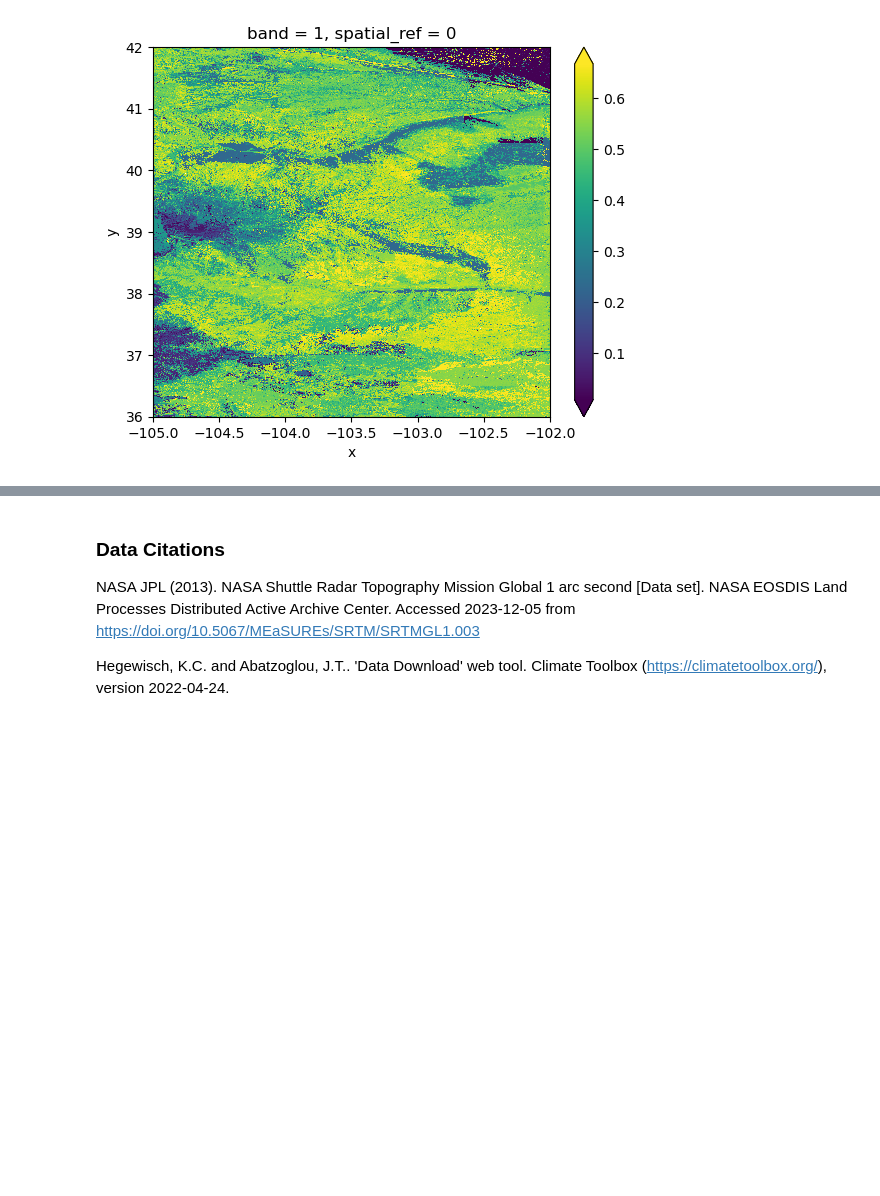
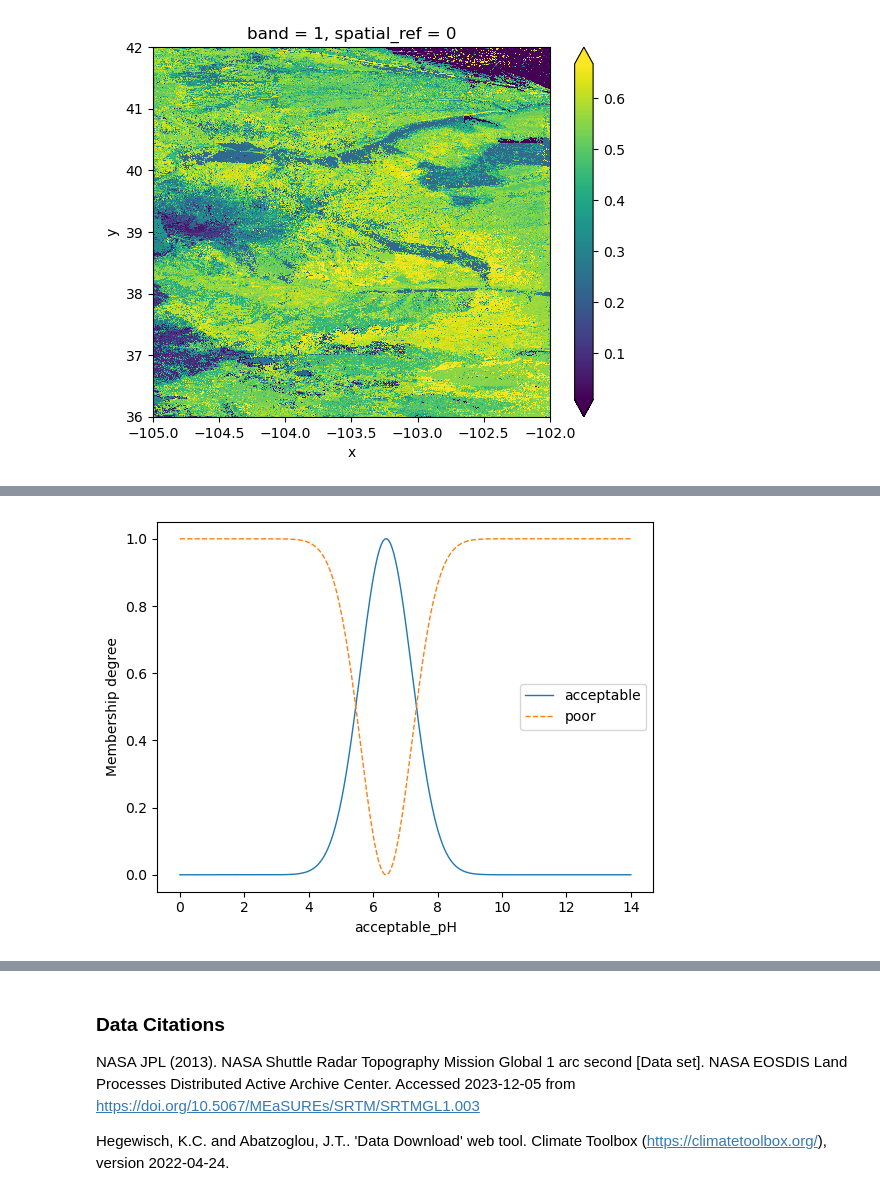
Before and after one commit to pth6570/earth-analytics-intro-final, a Jupyter notebook: final.ipynb, the cells around one changed output, grey strips where cells are left out. Saved outputs shown, nothing was run; the diff lists cells and outputs as text; code cells hidden in the pictures; blank space fills up the shorter version.

```diff
--- a/final.ipynb
+++ b/final.ipynb
@@ -470,0 +799,87 @@ test.plot(robust=True)
+# %%
+# A simple decision support model to diagnose sepsis in the ICU # Create a fuzzy system object
+FS = FuzzySystem()
+# Define fuzzy sets for the variable PaO2
+# P1 = FuzzySet(function=Triangular_MF(a=0, b=0, c=6.4), term="too_low")
+# P2 = FuzzySet(function=Triangular_MF(a=4.8, b=6.4, c=8), term="ok")
+# P3 = FuzzySet(function=Triangular_MF(a=6.4, b=14, c=14), term="too_high")
+# LV1 = LinguisticVariable([P1,P2, P3], concept="pH", universe_of_discourse=[0,14])
+# FS.add_linguistic_variable("pH", LV1)
+# LV1.plot()
+
+# P1 = FuzzySet(function=Sigmoid_MF(c=6.4, a=0.1), term="low")
+# P2 = FuzzySet(function=InvSigmoid_MF(c=6.4, a=0.1), term="high")
+# LV1 = LinguisticVariable([P1,P2], concept="pH", universe_of_discourse=[0,14])
+# FS.add_linguistic_variable("pH", LV1)
+# LV1.plot()"
+
+# P1 = FuzzySet(function=Sigmoid_MF(c=6.4, a=1.5), term="low")
+# P2 = FuzzySet(function=InvSigmoid_MF(c=6.4, a=1.5), term="high")
+# LV1 = LinguisticVariable([P1,P2], concept="pH", universe_of_discourse=[0,14])
+# FS.add_linguistic_variable("pH", LV1)
+# LV1.plot()
+
+# Define fuzzy sets for soil pH
+pH1 = FuzzySet(function=Gaussian_MF(mu=6.4,sigma=.8), term="acceptable")
+pH2 = FuzzySet(function=InvGaussian_MF(mu=6.4, sigma=.8), term="poor")
+LV2 = LinguisticVariable([pH1, pH2], concept="acceptable_pH", universe_of_discourse=[0,14])
+FS.add_linguistic_variable("pH", LV2)
+LV2.plot()
+
+# Define fuzzy sets for precipitation
+R1 = FuzzySet(function=Gaussian_MF(mu=28,sigma=14), term="acceptable")
+R2 = FuzzySet(function=InvGaussian_MF(mu=28, sigma=14), term="poor")
+LV3 = LinguisticVariable([R1, R2], concept="precip", universe_of_discourse=[0,200])
+FS.add_linguistic_variable("precip", LV3)
+LV3.plot()
+
+# Define fuzzy sets for elevation
+P1 = FuzzySet(function=Sigmoid_MF(c=6000, a=.005), term="high")
+P2 = FuzzySet(function=InvSigmoid_MF(c=6000, a=.005), term="low")
+LV1 = LinguisticVariable([P1,P2], concept="Elevation", universe_of_discourse=[10,12000])
+FS.add_linguistic_variable("Elevation", LV1)
+LV1.plot()
+
+# # Define the consequents
+FS.set_crisp_output_value("low_probability", 0)
+FS.set_crisp_output_value("high_probability", 1)
+
+# # Define the fuzzy rules
+RULE1 = "IF (pH IS acceptable) AND (Elevation IS low) AND (precip IS acceptable) THEN (Growth IS high_probability)"
+RULE2 = "IF (pH IS poor) OR (Elevation IS high) OR (precip IS poor) THEN (Growth IS low_probability)"
+
+FS.add_rules([RULE1, RULE2])
+FS.set_variable("pH", 6.8)
+FS.set_variable("precip", 11)
+FS.set_variable("Elevation", 5000)
+print(FS.Sugeno_inference(["Growth"]))
+
+# Define fuzzy sets for the variable Precipitation
+# R1 = FuzzySet(function=Triangular_MF(a=0, b=0, c=11), term="too_low")
+# R2 = FuzzySet(function=Triangular_MF(a=11, b=28, c=45), term="ok")
+# R3 = FuzzySet(function=Triangular_MF(a=45, b=100, c=100), term="too_high")
+# LV2 = LinguisticVariable([R1,R2, R3], concept="precip", universe_of_discourse=[0,100])
+# FS.add_linguistic_variable("precip", LV2)
+# LV2.plot()
+
+# # Define output fuzzy sets and linguistic variable
+# T_1 = FuzzySet(function=Triangular_MF(a=0, b=0, c=10), term=”small”)
+# T_2 = FuzzySet(function=Triangular_MF(a=0, b=10, c=20), term=”average”)
+# T_3 = FuzzySet(function=Trapezoidal_MF(a=10, b=20, c=25, d=25), term=”generous”) FS.add_linguistic_variable(”Tip”, LinguisticVariable([T_1, T_2, T_3], universe_of_discourse=[0,25]))
+
+# Define the consequents
+# FS.set_crisp_output_value("low_probability", 0)
+# FS.set_crisp_output_value("high_probability", 99)
+# Define the fuzzy rules
+# RULE1 = "IF (pH IS ok) AND (precip IS ok) THEN (Growth IS high_probability)"
+# RULE2 = "IF (pH IS too_low) OR (pH IS too_low) OR (precip IS too_low) OR (precip IS too_high) THEN (Growth IS low_probability)"
+
+# Add fuzzy rules to the fuzzy reasoner object
+# FS.add_rules([RULE1, RULE2])
+# Set antecedent values
+# FS.set_variable("pH", 7.4)
+# FS.set_variable("precip", 30)
+
+# Perform Sugeno inference and print output
+# print(FS.Sugeno_inference(["Growth"]))
+# %% [output]
@@ -470,0 +893 @@ test.plot(robust=True)
+[figure, added]
```
Also changed, not shown: parts of 17 cells of this notebook, 4 other files.
